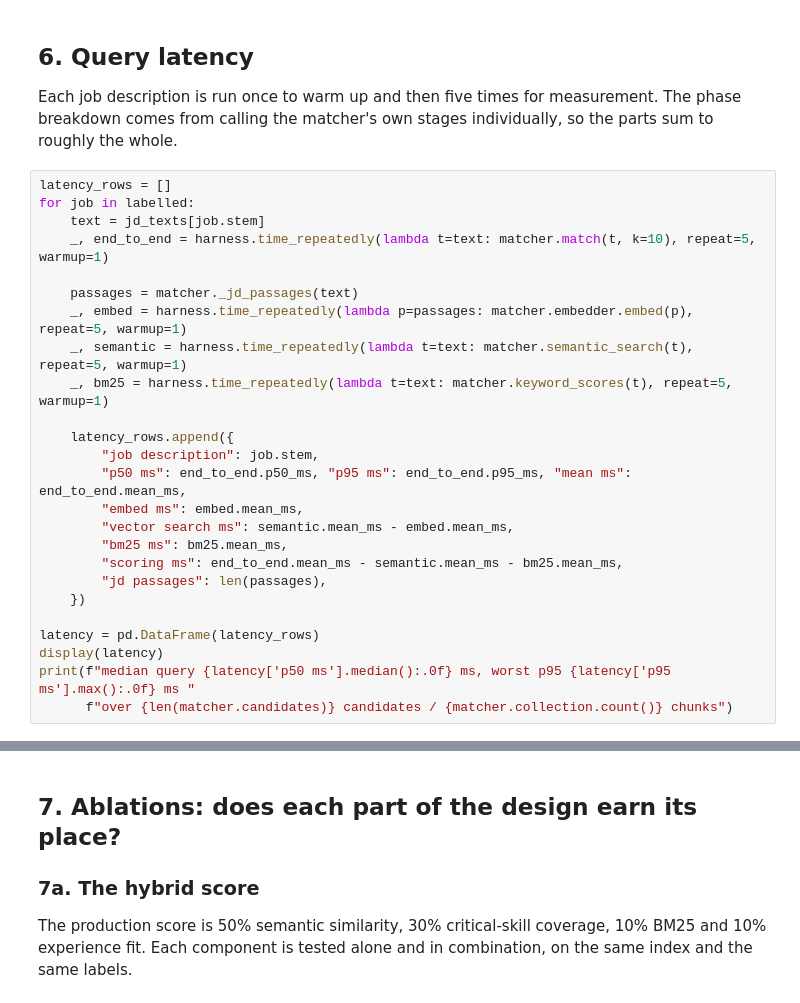
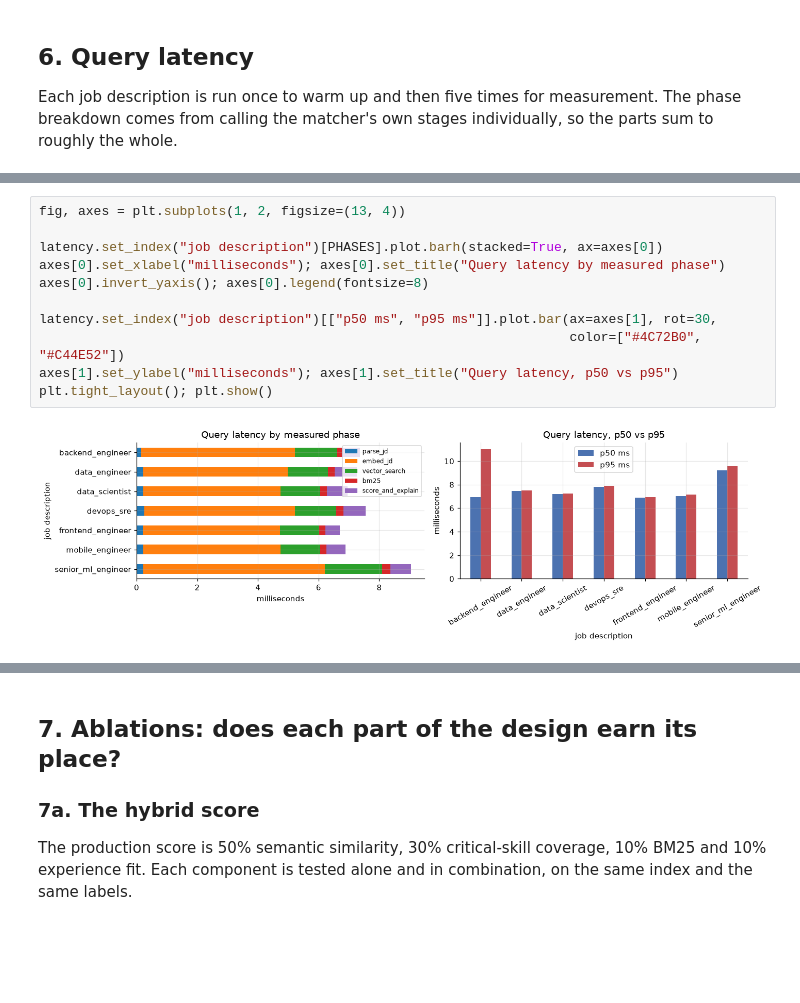
Before and after one commit to ShreshthMi/Airtribe-RAG-based-profile-matching, a Jupyter notebook: notebooks/experiments.ipynb, the cells around one changed output, grey strips where cells are left out. Drawn from its saved outputs; the diff is of its cells as text; blank space fills up the shorter version.

```diff
--- a/notebooks/experiments.ipynb
+++ b/notebooks/experiments.ipynb
@@ -452,28 +493,3 @@ recall@10 0.980, nDCG@5 0.968, MAP 0.928
 Each job description is run once to warm up and then five times for measurement. The
 phase breakdown comes from calling the matcher's own stages individually, so the parts
 sum to roughly the whole.
-# %%
-latency_rows = []
-for job in labelled:
-    text = jd_texts[job.stem]
-    _, end_to_end = harness.time_repeatedly(lambda t=text: matcher.match(t, k=10), repeat=5, warmup=1)
-
-    passages = matcher._jd_passages(text)
-    _, embed = harness.time_repeatedly(lambda p=passages: matcher.embedder.embed(p), repeat=5, warmup=1)
-    _, semantic = harness.time_repeatedly(lambda t=text: matcher.semantic_search(t), repeat=5, warmup=1)
-    _, bm25 = harness.time_repeatedly(lambda t=text: matcher.keyword_scores(t), repeat=5, warmup=1)
-
-    latency_rows.append({
-        "job description": job.stem,
-        "p50 ms": end_to_end.p50_ms, "p95 ms": end_to_end.p95_ms, "mean ms": end_to_end.mean_ms,
-        "embed ms": embed.mean_ms,
-        "vector search ms": semantic.mean_ms - embed.mean_ms,
-        "bm25 ms": bm25.mean_ms,
-        "scoring ms": end_to_end.mean_ms - semantic.mean_ms - bm25.mean_ms,
-        "jd passages": len(passages),
-    })
-
-latency = pd.DataFrame(latency_rows)
-display(latency)
-print(f"median query {latency['p50 ms'].median():.0f} ms, worst p95 {latency['p95 ms'].max():.0f} ms "
-      f"over {len(matcher.candidates)} candidates / {matcher.collection.count()} chunks")
@@ -535,0 +551,13 @@ the end-to-end number, because the end-to-end number alone looked perfectly acce
+# %%
+fig, axes = plt.subplots(1, 2, figsize=(13, 4))
+
+latency.set_index("job description")[PHASES].plot.barh(stacked=True, ax=axes[0])
+axes[0].set_xlabel("milliseconds"); axes[0].set_title("Query latency by measured phase")
+axes[0].invert_yaxis(); axes[0].legend(fontsize=8)
+
+latency.set_index("job description")[["p50 ms", "p95 ms"]].plot.bar(ax=axes[1], rot=30,
+                                                                    color=["#4C72B0", "#C44E52"])
+axes[1].set_ylabel("milliseconds"); axes[1].set_title("Query latency, p50 vs p95")
+plt.tight_layout(); plt.show()
+# %% [output]
+[figure, added]
```
Also changed, not shown: parts of 32 cells of this notebook, 7 other files.
